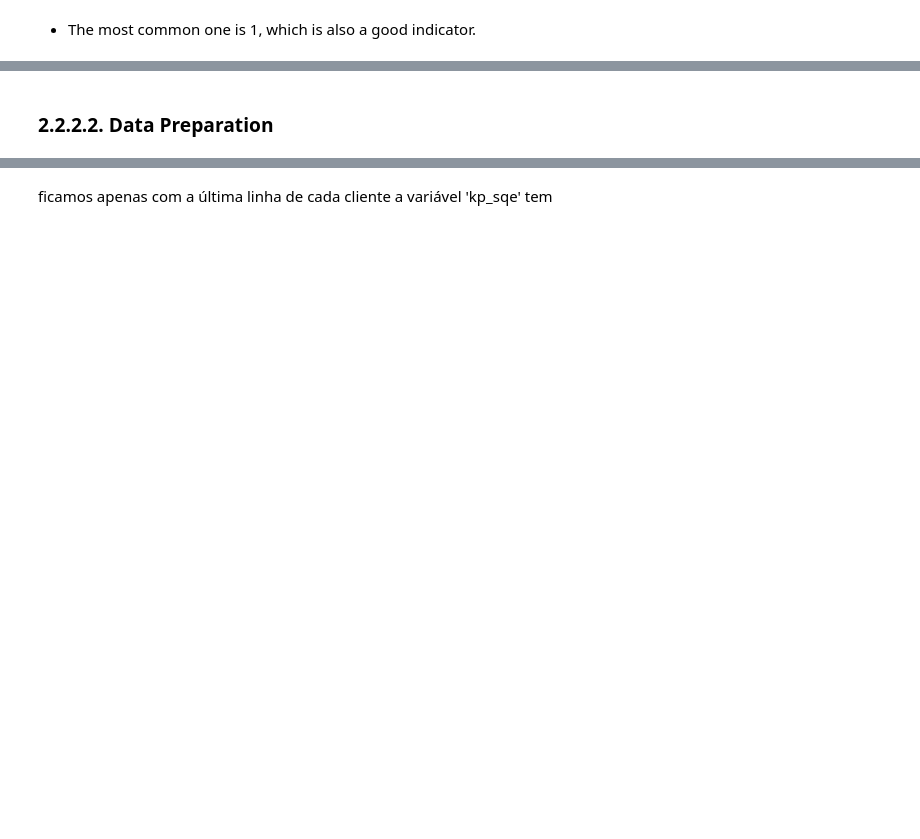
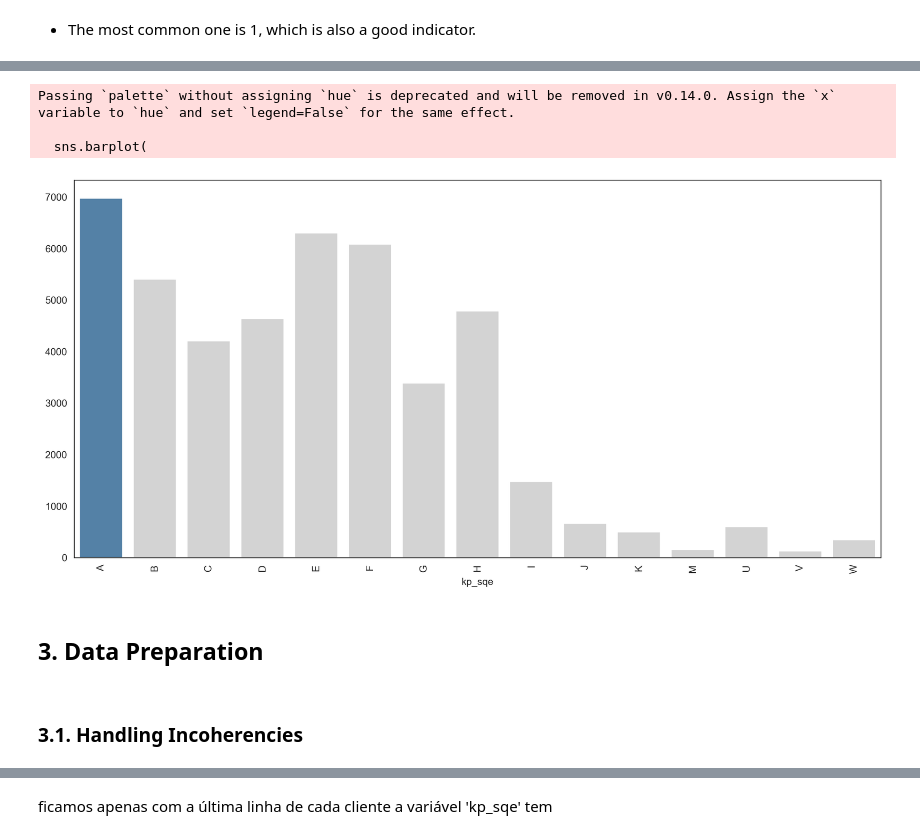
Before and after one commit to Alanog10/BNP-Paribas, a Jupyter notebook: Joao novo.ipynb, the cells around one changed output, grey strips where cells are left out. Saved outputs shown, nothing was run; the diff lists cells and outputs as text; code cells hidden in the pictures; blank space fills up the shorter version.

```diff
--- a/Joao novo.ipynb
+++ b/Joao novo.ipynb
@@ -906,5 +1085,60 @@ plt.show()
+# %%
+import matplotlib.pyplot as plt
+import seaborn as sns
+
+# Set white background style
+sns.set_style('white')
+
+# Column to plot
+column_to_plot = 'kp_sqe'  # replace if needed
+
+# Count observations per category
+counts = CREDSCORE[column_to_plot].value_counts().sort_index()
+
+# Category with the highest number of observations
+max_category = counts.idxmax()
+
+# Define colors
+default_color = "lightgray"
+highlight_color = "steelblue"
+
+# Create palette
+palette = [
+    highlight_color if cat == max_category else default_color
+    for cat in counts.index
+]
+
+# Plot
+plt.figure(dpi=300, figsize=(12,6))
+plt.gcf().patch.set_facecolor('white')
+
+sns.barplot(
+    x=counts.index,
+    y=counts.values,
+    palette=palette
+)
+
+# Rotate labels
+plt.xticks(rotation=90)
+
+# Layout
+plt.tight_layout()
+
+# Show
+plt.show()
+# %% [output]
+Passing `palette` without assigning `hue` is deprecated and will be removed in v0.14.0. Assign the `x` variable to `hue` and set `legend=False` for the same effect.
+
+  sns.barplot(
+[figure, added]
 # %% [markdown]
-### 2.2.2.2. Data Preparation
+<a class="anchor" id="2.2 Analysing the Data">
+
+## 3. Data Preparation
+
+</a>
+# %% [markdown]
+### 3.1. Handling Incoherencies
 # %%
 # remover colunas técnicas
 CREDSCORE = CREDSCORE.drop(columns=['sys_numero_submissao','sys_hora_procura'], errors='ignore')
```
Also changed, not shown: parts of 100 cells of this notebook.
